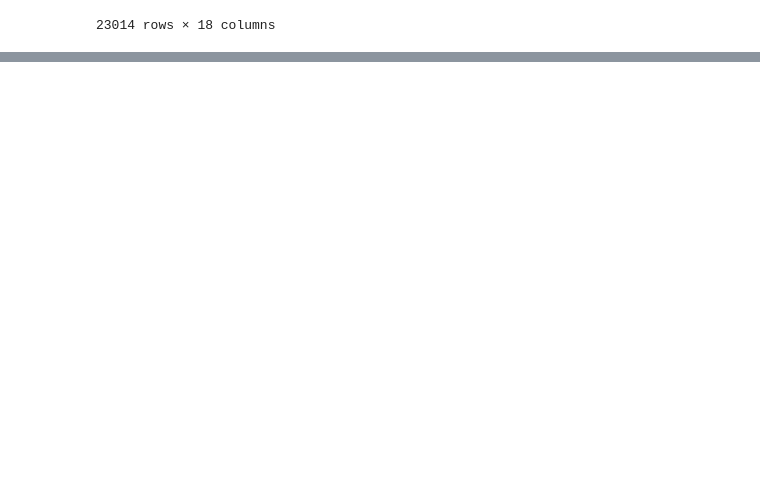
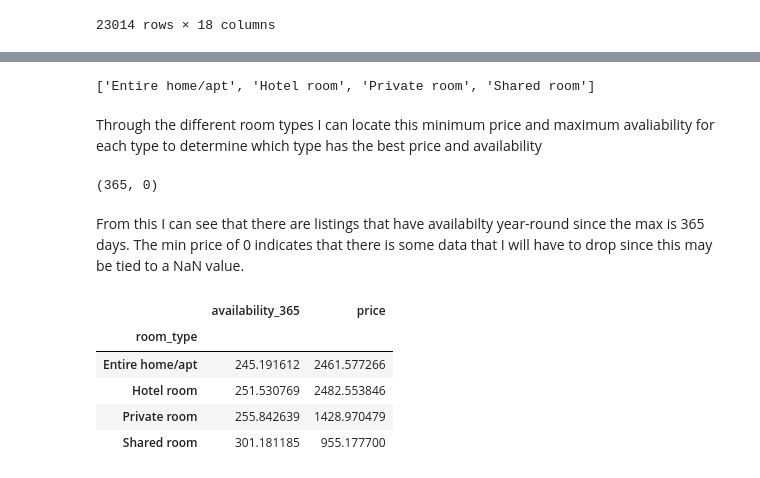
Before and after one commit to ubco-W2022T2-data301/project-group-group21, a Jupyter notebook: analysis/analysis2.ipynb, the cells around one changed output, grey strips where cells are left out. Cells and saved outputs as stored; diff of their text form; code cells hidden in the pictures; blank space fills up the shorter version.

```diff
--- a/analysis/analysis2.ipynb
+++ b/analysis/analysis2.ipynb
@@ -35,0 +64,26 @@ df
+# %%
+# I want to look at what the possible room types are for the airbnb listings in the data set
+sorted(df['room_type'].unique().tolist())
+# %% [output]
+['Entire home/apt', 'Hotel room', 'Private room', 'Shared room']
+# %% [markdown]
+Through the different room types I can locate this minimum price and maximum avaliability for each type to determine which type has the best price and availability
+# %%
+# I want to see the maximum availabiltiy and minimum price of the data set
+df['availability_365'].max(), df['price'].min()
+# %% [output]
+(365, 0)
+# %% [markdown]
+From this I can see that there are listings that have availabilty year-round since the max is 365 days. The min price of 0 indicates that there is some data that I will have to drop since this may be tied to a NaN value.
+# %%
+# I want to see the mean availabilty and price under each room type
+new_data = df.groupby(df.room_type)[['availability_365','price']].mean()
+new_data
+# the availability across the different room types does not differ much in terms of average availability. I will keep exploring other variables that may bring more insightful visulatizations in terms of room type and price
+# %% [output]
+|  | availability_365 | price |
+| room_type |  |  |
+| Entire home/apt | 245.191612 | 2461.577266 |
+| Hotel room | 251.530769 | 2482.553846 |
+| Private room | 255.842639 | 1428.970479 |
+| Shared room | 301.181185 | 955.177700 |
```
Also changed, not shown: parts of 16 cells of this notebook, 1 other file.
